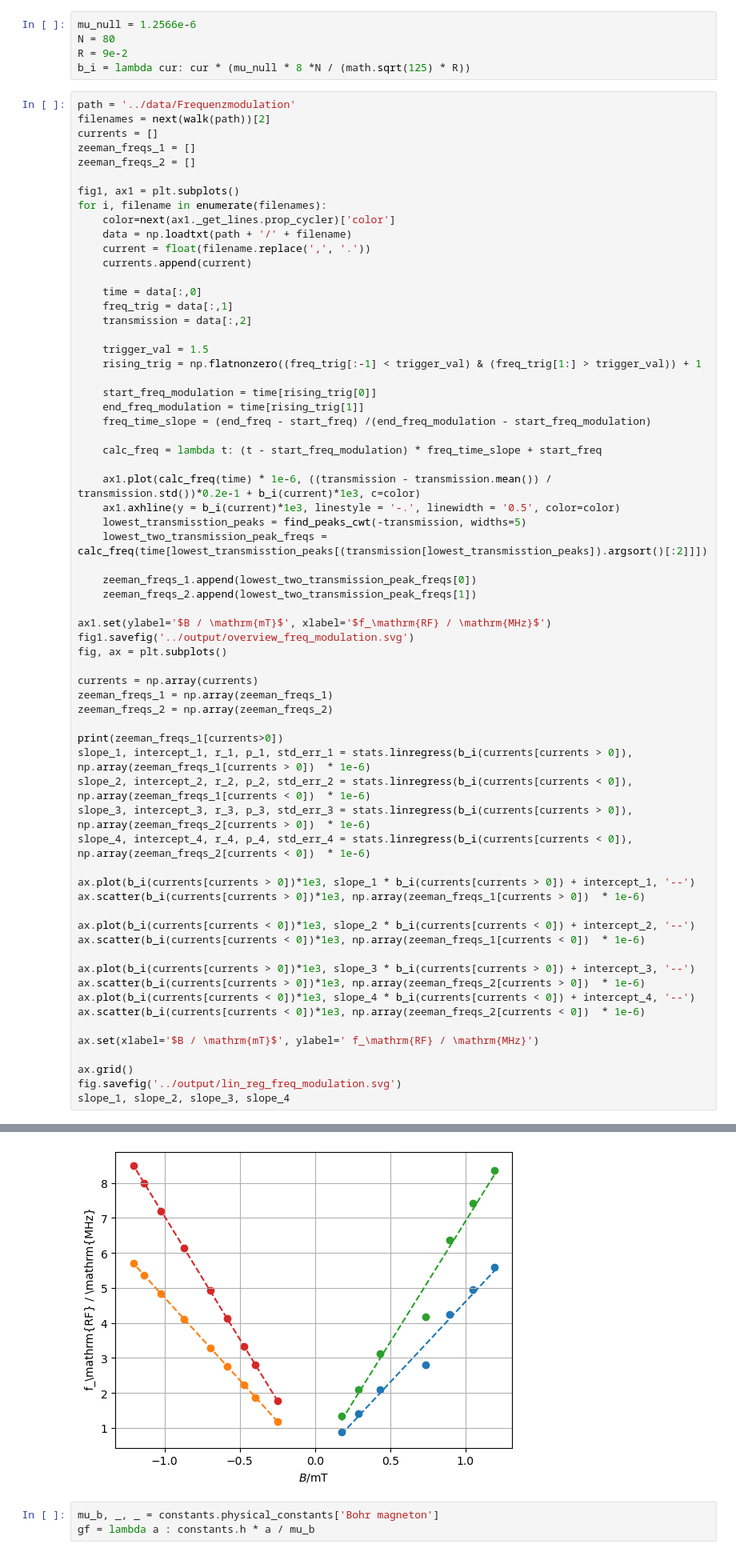
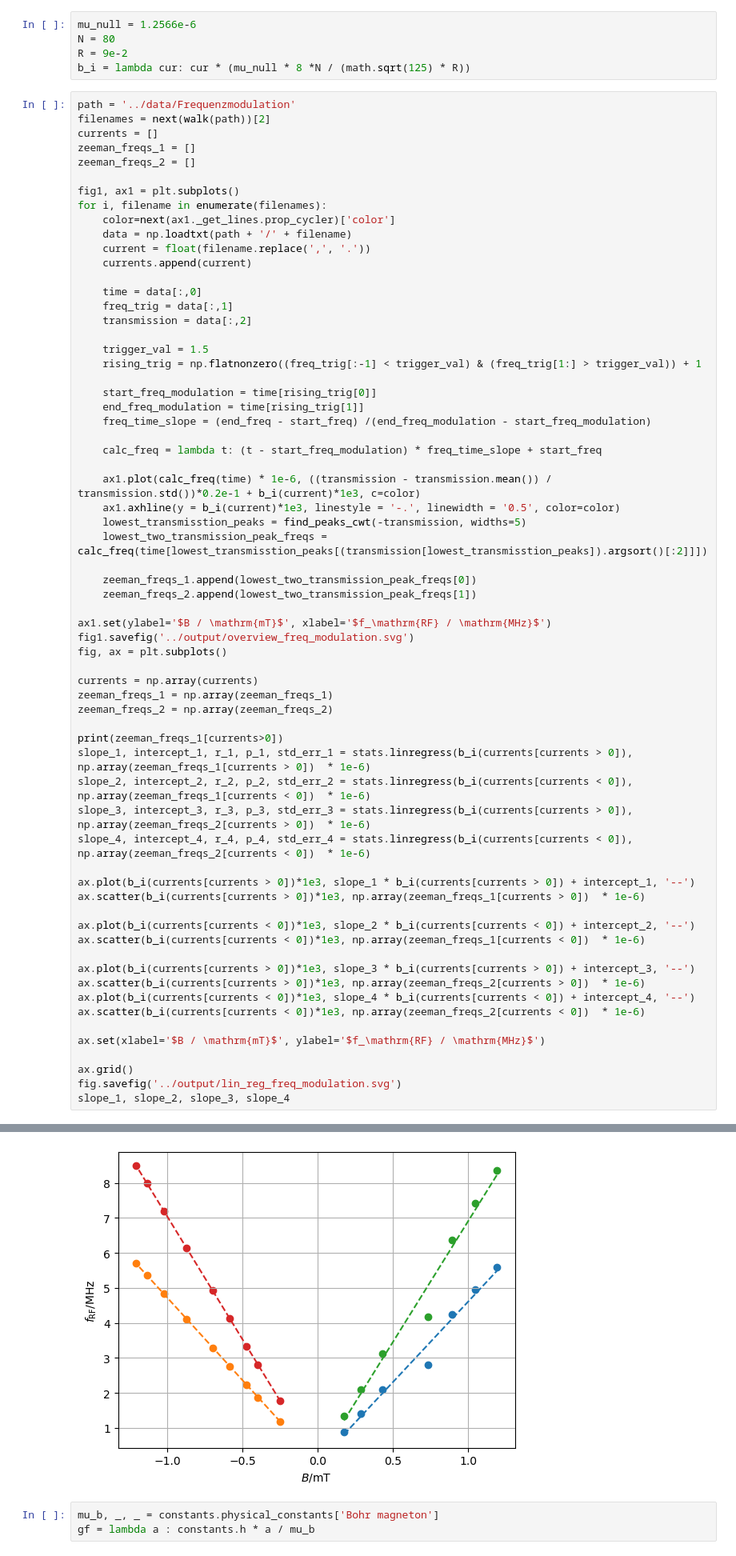
Before and after one commit to hanno22/OptischesPumpen, a Jupyter notebook: notebooks/Frequenzmodulation.ipynb, the cells around one changed output, grey strips where cells are left out. Shown at 80% size. Saved outputs shown, nothing was run; the diff lists cells and outputs as text.

Commit message:
export plots review

```diff
--- a/notebooks/Frequenzmodulation.ipynb
+++ b/notebooks/Frequenzmodulation.ipynb
@@ -56,35 +56,35 @@ fig, ax = plt.subplots()
 currents = np.array(currents)
 zeeman_freqs_1 = np.array(zeeman_freqs_1)
 zeeman_freqs_2 = np.array(zeeman_freqs_2)
 
 print(zeeman_freqs_1[currents>0])
 slope_1, intercept_1, r_1, p_1, std_err_1 = stats.linregress(b_i(currents[currents > 0]),  np.array(zeeman_freqs_1[currents > 0])  * 1e-6)
 slope_2, intercept_2, r_2, p_2, std_err_2 = stats.linregress(b_i(currents[currents < 0]),  np.array(zeeman_freqs_1[currents < 0])  * 1e-6)
 slope_3, intercept_3, r_3, p_3, std_err_3 = stats.linregress(b_i(currents[currents > 0]),  np.array(zeeman_freqs_2[currents > 0])  * 1e-6)
 slope_4, intercept_4, r_4, p_4, std_err_4 = stats.linregress(b_i(currents[currents < 0]),  np.array(zeeman_freqs_2[currents < 0])  * 1e-6)
 
 ax.plot(b_i(currents[currents > 0])*1e3, slope_1 * b_i(currents[currents > 0]) + intercept_1, '--')
 ax.scatter(b_i(currents[currents > 0])*1e3, np.array(zeeman_freqs_1[currents > 0])  * 1e-6)
 
 ax.plot(b_i(currents[currents < 0])*1e3, slope_2 * b_i(currents[currents < 0]) + intercept_2, '--')
 ax.scatter(b_i(currents[currents < 0])*1e3, np.array(zeeman_freqs_1[currents < 0])  * 1e-6)
 
 ax.plot(b_i(currents[currents > 0])*1e3, slope_3 * b_i(currents[currents > 0]) + intercept_3, '--')
 ax.scatter(b_i(currents[currents > 0])*1e3, np.array(zeeman_freqs_2[currents > 0])  * 1e-6)
 ax.plot(b_i(currents[currents < 0])*1e3, slope_4 * b_i(currents[currents < 0]) + intercept_4, '--')
 ax.scatter(b_i(currents[currents < 0])*1e3, np.array(zeeman_freqs_2[currents < 0])  * 1e-6)
 
-ax.set(xlabel='$B / \mathrm{mT}$', ylabel=' f_\mathrm{RF} / \mathrm{MHz}')
+ax.set(xlabel='$B / \mathrm{mT}$', ylabel='$f_\mathrm{RF} / \mathrm{MHz}$')
 
 ax.grid()
 fig.savefig('../output/lin_reg_freq_modulation.svg')
 slope_1, slope_2, slope_3, slope_4
 # %% [output]
 [ 893238.4341637  1403692.17081851 2091859.43060498 2798932.38434164
  4247108.54092527 4946619.21708185 5585631.67259786]
 (4597.719323336908, -4714.966321547444, 6902.900465043267, -7020.756345385652)
 [figure]
-[figure, old version]
+[figure, new version]
 # %%
 mu_b, _, _ = constants.physical_constants['Bohr magneton']
 gf = lambda a : constants.h * a / mu_b
```
